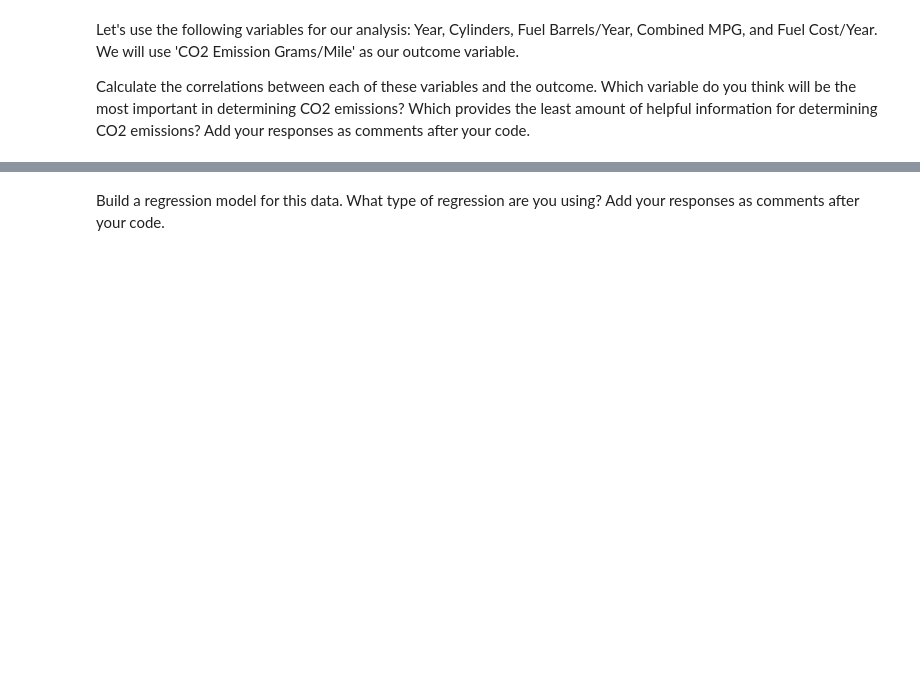
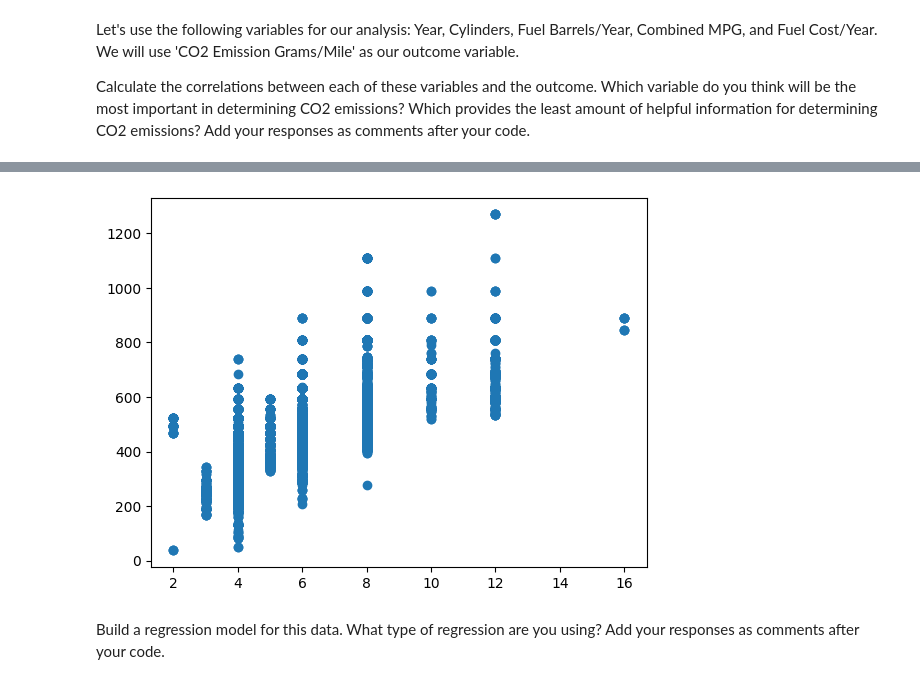
Before and after one commit to Ironhack-Data-Madrid-Octubre-2023/7.3-lab_regression_analysis, a Jupyter notebook: your-code.ipynb, the cells around one changed output, grey strips where cells are left out. Cells and saved outputs as stored; diff of their text form; code cells hidden in the pictures; blank space fills up the shorter version.

```diff
--- a/your-code.ipynb
+++ b/your-code.ipynb
@@ -151,2 +179,6 @@ Calculate the correlations between each of these variables and the outcome. Whic
+# %%
+plt.scatter(df['Cylinders'], df['CO2 Emission Grams/Mile']);
+# %% [output]
+[figure, added]
 # %% [markdown]
 Build a regression model for this data. What type of regression are you using? Add your responses as comments after your code.
```
Also changed, not shown: parts of 17 cells of this notebook.
